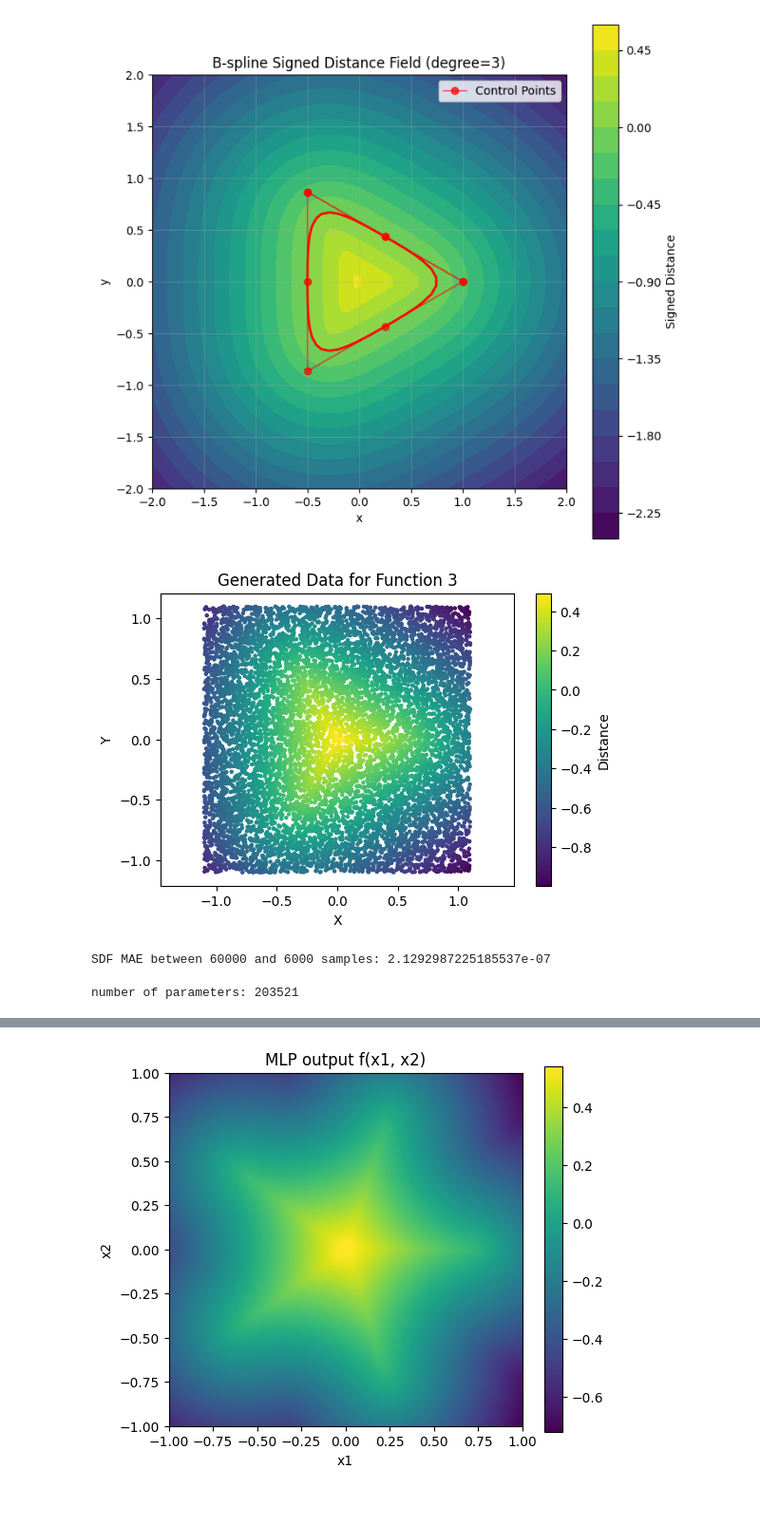
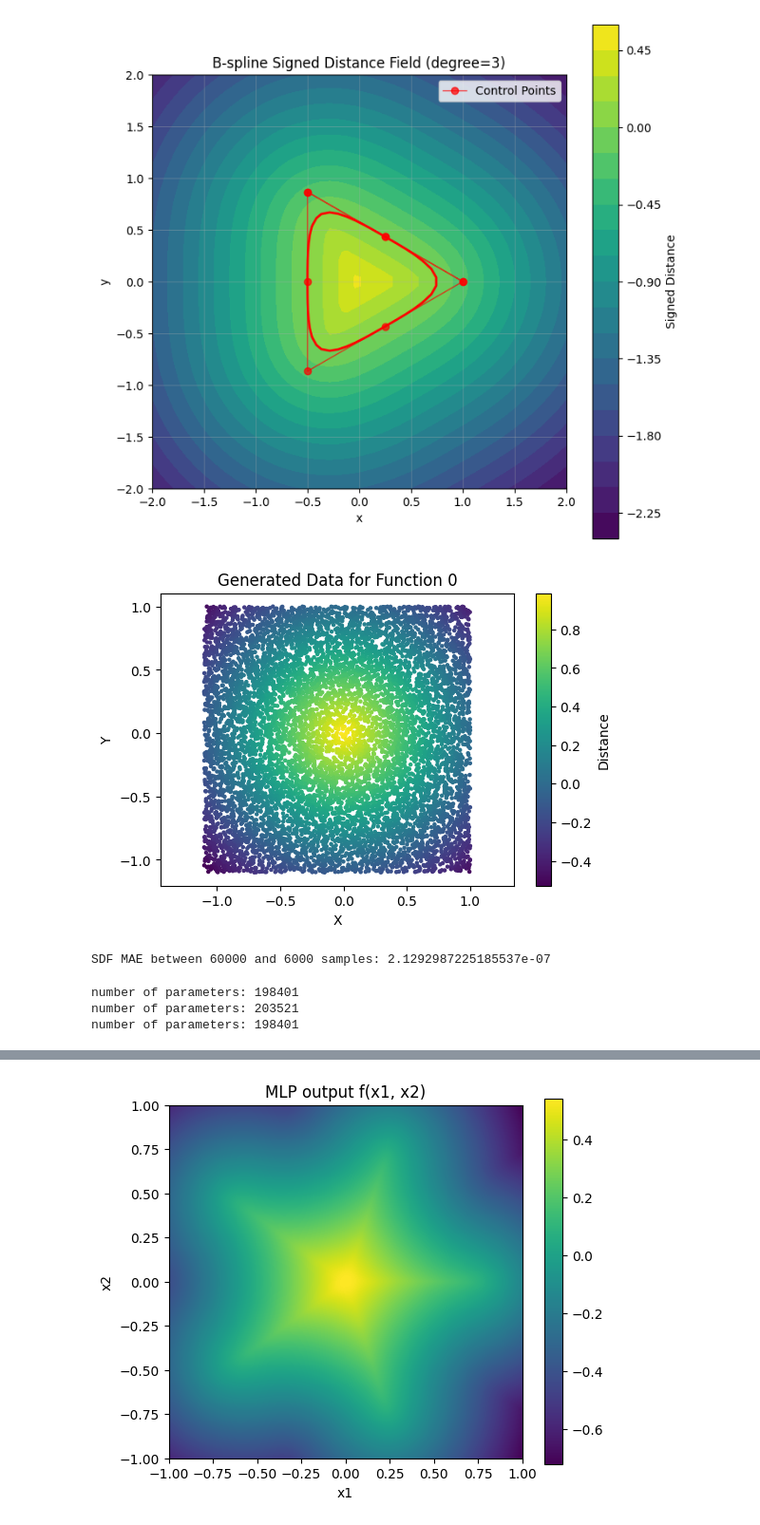
Before and after one commit to csgellert/NeuralIGA, a Jupyter notebook: Neural iga/NeuralSDF/neural_implicit.ipynb, the cells around one changed output, grey strips where cells are left out. Shown at 95% size. Saved outputs shown, nothing was run; the diff lists cells and outputs as text; code cells hidden in the pictures.

```diff
--- a/Neural iga/NeuralSDF/neural_implicit.ipynb
+++ b/Neural iga/NeuralSDF/neural_implicit.ipynb
@@ -55,21 +65,22 @@ geom_vis.plot_bspline_distance_field(ctrl_pts, degree=3, N=50)
 # %%
 def plot_generated_data(fun_num, num_samples=5000, data_gen_params={}):
     device = torch.device("cuda" if torch.cuda.is_available() else "cpu")
-    coordinates, distances = NI.generate_bspline_data(num_samples,fun_num, device=device, data_gen_params=data_gen_params)
+    #coordinates, distances = NI.generate_bspline_data(num_samples,fun_num, device=device, data_gen_params=data_gen_params)
+    coordinates, distances = NI.generate_data(num_samples=num_samples,fun_num=fun_num, device=device, data_gen_params=data_gen_params)
     coordinates = coordinates.cpu().numpy()
     distances = distances.cpu().numpy()
 
     plt.figure(figsize=(6, 4))
     sc = plt.scatter(coordinates[:, 0], coordinates[:, 1], c=distances[:, 0], cmap='viridis', s=5)
     plt.colorbar(sc, label='Distance')
     plt.title(f'Generated Data for Function {fun_num}')
     plt.xlabel('X')
     plt.ylabel('Y')
     plt.axis('equal')
     plt.show()
-plot_generated_data(fun_num=3, num_samples=10000, data_gen_params={"num_star_points":3, "degree":3})
+plot_generated_data(fun_num=0, num_samples=10000, data_gen_params={"num_star_points":3, "degree":3})
 # %% [output]
-[figure, old version]
+[figure, new version]
 # %%
 NI.plot_model_weight_per_layer_hyst(model)
 # %%
@@ -135,22 +146,30 @@ SDF MAE between 60000 and 6000 samples: 2.1292987225185537e-07
 # %%
 
 architecture = [2,256,256,256,1]
-#model2 = mod.Siren(architecture, outermost_linear=True, first_omega_0=60, hidden_omega_0=60)
+model1 = mod.Siren(architecture, outermost_linear=True, first_omega_0=60, hidden_omega_0=60)
 model2 = mod.PE_Relu(architecture=[2,256,256,256,256,1], num_freqs=5)
-#model2 = mod.NeuralNetwork(architecture=[2,256,256,256,256,1])
+model3 = mod.NeuralNetwork(architecture=[2,256,256,256,256,1])
+
+print(f"number of parameters: {sum(p.numel() for p in model1.parameters() if p.requires_grad)}")
 print(f"number of parameters: {sum(p.numel() for p in model2.parameters() if p.requires_grad)}")
+print(f"number of parameters: {sum(p.numel() for p in model3.parameters() if p.requires_grad)}")
 
+model1.optimizer = torch.optim.Adam(lr=1e-5, params=model1.parameters())
 model2.optimizer = torch.optim.Adam(lr=1e-5, params=model2.parameters())
+model3.optimizer = torch.optim.Adam(lr=1e-5, params=model3.parameters())
 
 
 #model.lr_scheduler = torch.optim.lr_scheduler.StepLR(model.optimizer, step_size=1000, gamma=0.8)
-
-model2.lr_scheduler = torch.optim.lr_scheduler.CosineAnnealingLR(model2.optimizer, T_max=100000, eta_min=5e-7)
+model1.lr_scheduler = torch.optim.lr_scheduler.CosineAnnealingLR(model1.optimizer, T_max=10000, eta_min=1e-8)
+model2.lr_scheduler = torch.optim.lr_scheduler.CosineAnnealingLR(model2.optimizer, T_max=10000, eta_min=1e-8)
+model3.lr_scheduler = torch.optim.lr_scheduler.CosineAnnealingLR(model3.optimizer, T_max=10000, eta_min=1e-8)
 
 # SIREN 198k parameters - Adam - 1e-6
 # ReLU 189k parameters - Adam - 1e-6
 # %% [output]
+number of parameters: 198401
 number of parameters: 203521
+number of parameters: 198401
 # %%
 # OPEN existing model
 model2 = mod.load_model( model2,"PE_RELU_198000_rnd_star_bt150_importance_0_bnd_1.pth")
```
Also changed, not shown: parts of 8 cells of this notebook, 2 other files.
